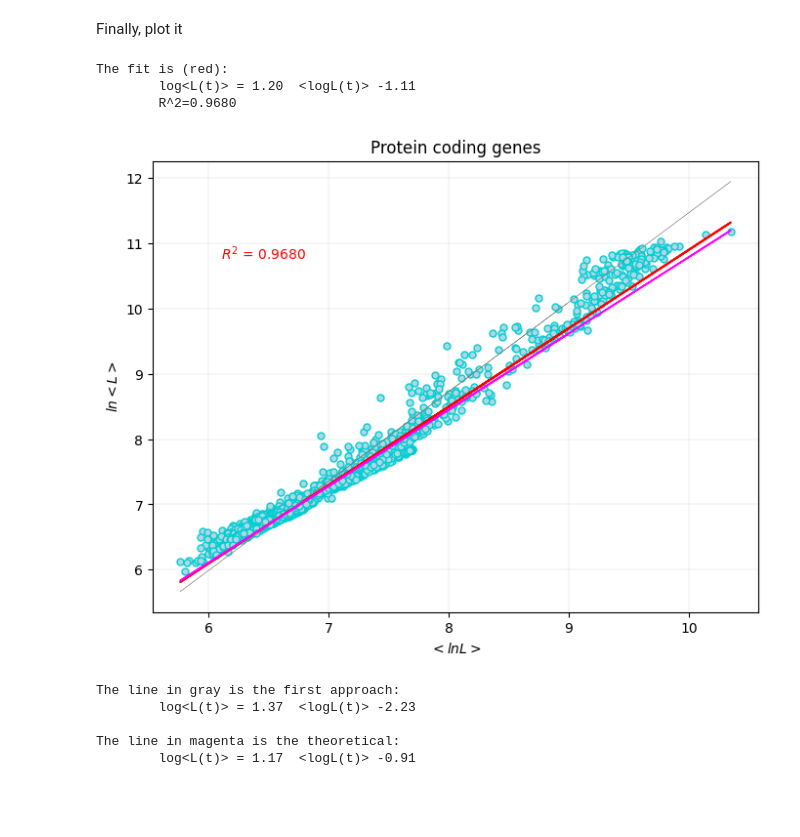
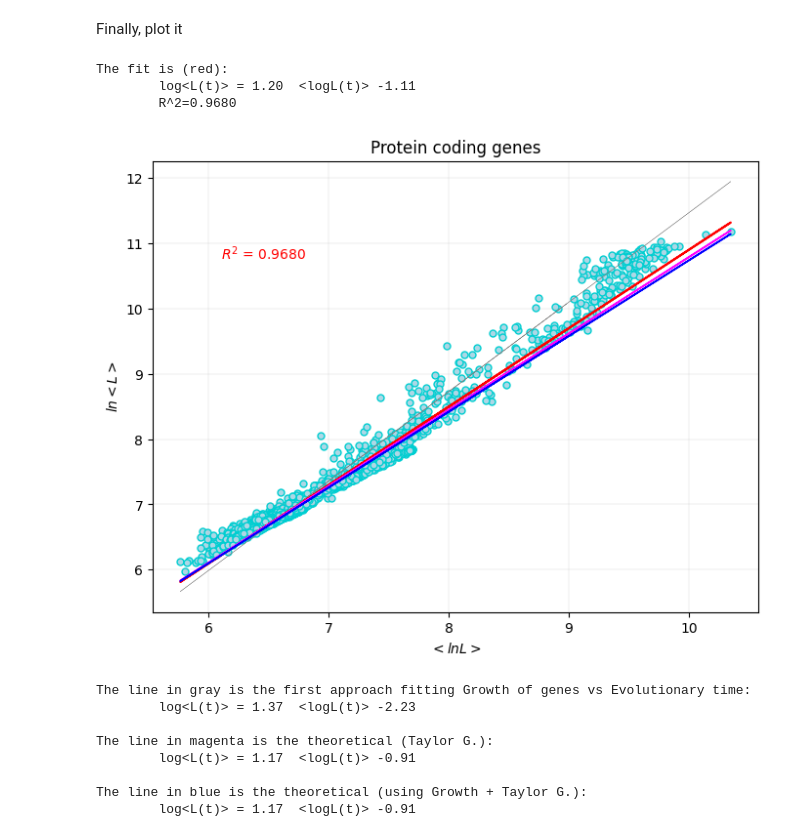
Before and after one commit to emuro/borrador, a Jupyter notebook: main_work/suppl_work/meanOfLn_lnOfMean_workinOn.ipynb, the cells around one changed output. Saved outputs shown, nothing was run; the diff lists cells and outputs as text; code cells hidden in the pictures; blank space fills up the shorter version.

```diff
--- a/main_work/suppl_work/meanOfLn_lnOfMean_workinOn.ipynb
+++ b/main_work/suppl_work/meanOfLn_lnOfMean_workinOn.ipynb
@@ -90,35 +90,42 @@ Finally, plot it
 # %%
 #plt.style.use('fivethirtyeight')
 plt.figure(figsize=(8,6))
 plt.grid(True, linewidth=0.15)
 plt.scatter(col_x, col_y, s=25., alpha=1., color="lightblue", edgecolors='darkturquoise', data=df2plot) #c='c', s='d'
 if bool_show_regression:
     df2plot["regression_line"] = m * df2plot[col_x] + b
     df2plot["theoretical_regression_fromGrowth"] = 1.37 * df2plot[col_x] - 2.23
     df2plot["theoretical_regression_fromTaylor"] = 1.17 * df2plot[col_x] - 0.91
+    df2plot["theoretical_regression_fromAll"]    = 1.16 * df2plot[col_x] - 0.86
 
     plt.plot(df2plot[col_x].to_list(), df2plot["regression_line"].to_list(), c='red', linewidth=1.5)
     plt.plot(df2plot[col_x].to_list(), df2plot["theoretical_regression_fromGrowth"].to_list(), c='gray', linewidth=.25)
     plt.plot(df2plot[col_x].to_list(), df2plot["theoretical_regression_fromTaylor"].to_list(), c='magenta', linewidth=1.25)
+    plt.plot(df2plot[col_x].to_list(), df2plot["theoretical_regression_fromAll"].to_list(), c='blue', linewidth=1.25)
     in_txt = '$R^{2}$ = ' + '{:2.4f}'.format(r_value**2)
     plt.text(6.1, 10.75, in_txt, color="red") # R^2
     print("The fit is (red):\n\tlog<L(t)> =", '{:2.2f}'.format(m), " <logL(t)>", '{:2.2f}'.format(b), '\n\tR^2=' + '{:2.4f}'.format(r_value**2))
 plt.xlabel(x_lab)
 plt.ylabel(y_lab)
 plt.title(title)
 plt.show()
 # %% [output]
 The fit is (red):
         log<L(t)> = 1.20  <logL(t)> -1.11
         R^2=0.9680
-[figure, old version]
+[figure, new version]
 # %%
-print("The line in gray is the first approach:\n\tlog<L(t)> =", '{:2.2f}'.format(1.37), " <logL(t)>", '{:2.2f}'.format(-2.23), '\n')
+print("The line in gray is the first approach fitting Growth of genes vs Evolutionary time:\n\tlog<L(t)> =", '{:2.2f}'.format(1.37), " <logL(t)>", '{:2.2f}'.format(-2.23), '\n')
 
-print("The line in magenta is the theoretical:\n\tlog<L(t)> =", '{:2.2f}'.format(1.17), " <logL(t)>", '{:2.2f}'.format(-0.91), '\n')
+print("The line in magenta is the theoretical (Taylor G.):\n\tlog<L(t)> =", '{:2.2f}'.format(1.17), " <logL(t)>", '{:2.2f}'.format(-0.91), '\n')
+
+print("The line in blue is the theoretical (using Growth + Taylor G.):\n\tlog<L(t)> =", '{:2.2f}'.format(1.17), " <logL(t)>", '{:2.2f}'.format(-0.91), '\n')
 # %% [output]
-The line in gray is the first approach:
+The line in gray is the first approach fitting Growth of genes vs Evolutionary time:
         log<L(t)> = 1.37  <logL(t)> -2.23
 
-The line in magenta is the theoretical:
+The line in magenta is the theoretical (Taylor G.):
         log<L(t)> = 1.17  <logL(t)> -0.91
+
+The line in blue is the theoretical (using Growth + Taylor G.):
+        log<L(t)> = 1.17  <logL(t)> -0.91
```
Also changed, not shown: parts of 1 cell of this notebook.
